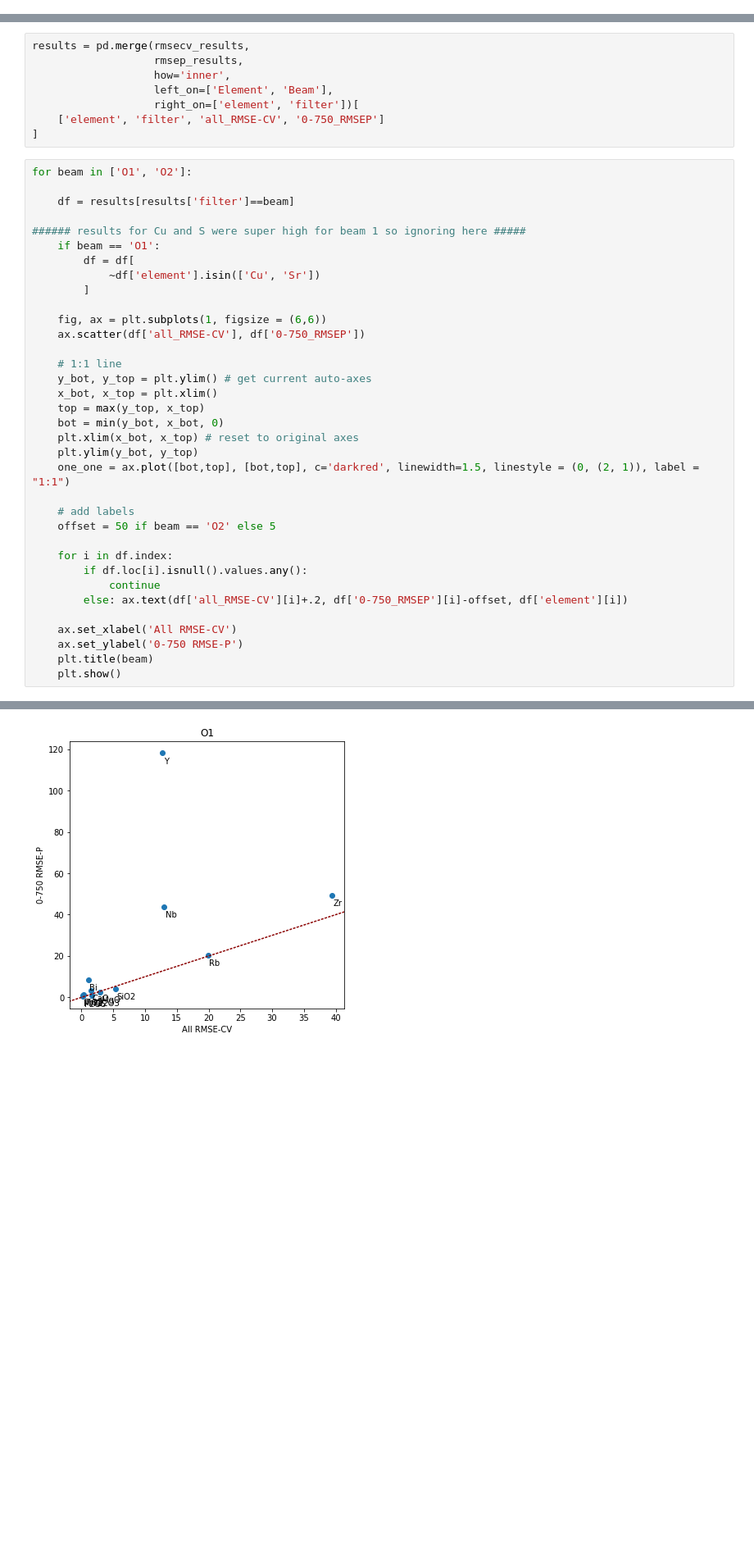
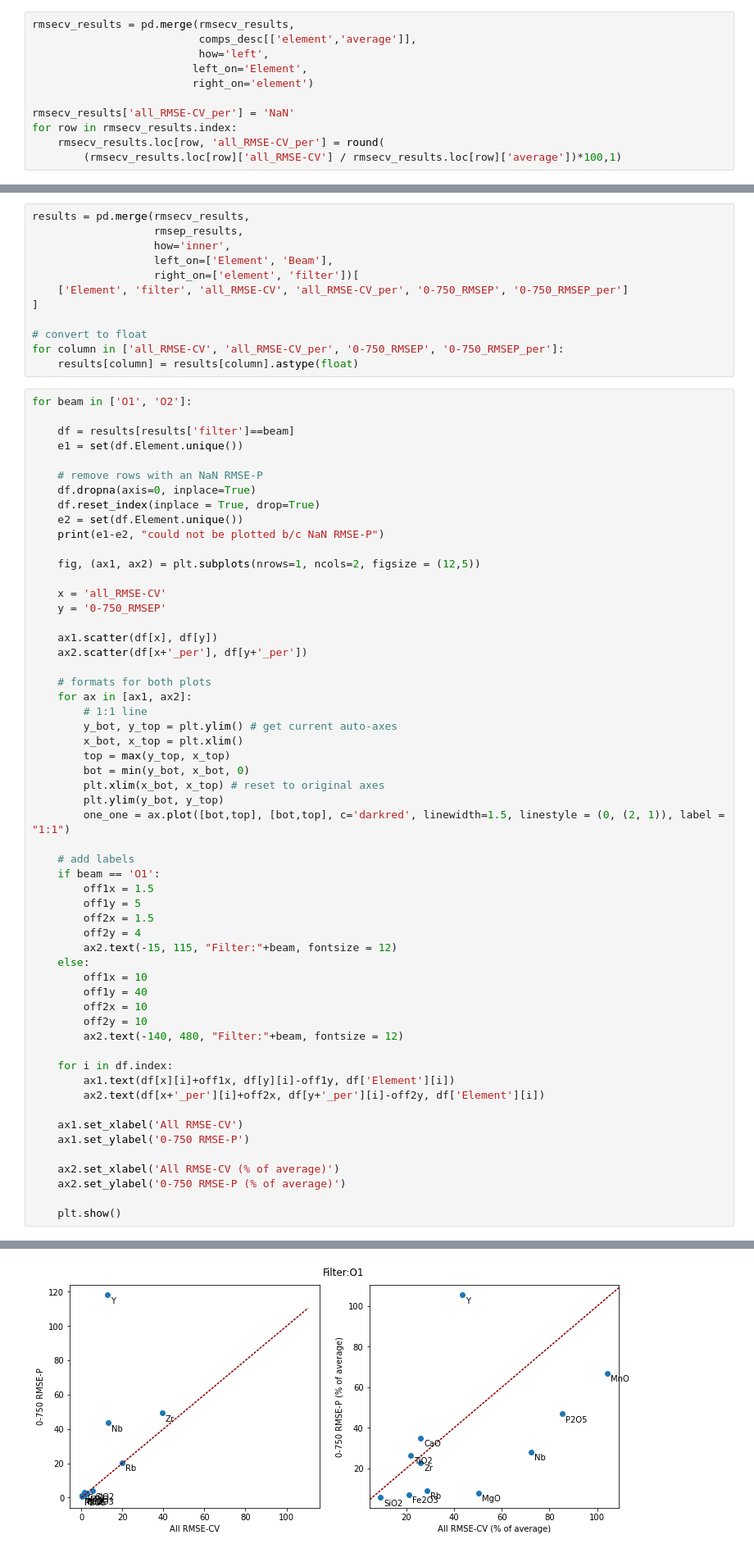
Before and after one commit to ytsmacr/XRF-fundamentals-vs.-MVA, a Jupyter notebook: all vs 0-750.ipynb, the cells around one changed output, grey strips where cells are left out. Shown at 82% size. Drawn from its saved outputs; the diff is of its cells as text; blank space fills up the shorter version.

```diff
--- a/all vs 0-750.ipynb
+++ b/all vs 0-750.ipynb
@@ -22,0 +99,11 @@ rmsep_results.rename(columns={'RMSEP':'0-750_RMSEP'}, inplace=True)
+# %%
+rmsecv_results = pd.merge(rmsecv_results,
+                          comps_desc[['element','average']],
+                          how='left',
+                         left_on='Element',
+                         right_on='element')
+
+rmsecv_results['all_RMSE-CV_per'] = 'NaN'
+for row in rmsecv_results.index:
+    rmsecv_results.loc[row, 'all_RMSE-CV_per'] = round(
+        (rmsecv_results.loc[row]['all_RMSE-CV'] / rmsecv_results.loc[row]['average'])*100,1)
@@ -26,41 +115,66 @@ results = pd.merge(rmsecv_results,
                    how='inner',
                    left_on=['Element', 'Beam'],
                    right_on=['element', 'filter'])[
-    ['element', 'filter', 'all_RMSE-CV', '0-750_RMSEP']
+    ['Element', 'filter', 'all_RMSE-CV', 'all_RMSE-CV_per', '0-750_RMSEP', '0-750_RMSEP_per']
 ]
+
+# convert to float
+for column in ['all_RMSE-CV', 'all_RMSE-CV_per', '0-750_RMSEP', '0-750_RMSEP_per']:
+    results[column] = results[column].astype(float)
 # %%
 for beam in ['O1', 'O2']:
 
     df = results[results['filter']==beam]
+    e1 = set(df.Element.unique())
 
-###### results for Cu and S were super high for beam 1 so ignoring here #####
-    if beam == 'O1':
-        df = df[
-            ~df['element'].isin(['Cu', 'Sr'])
-        ]
+    # remove rows with an NaN RMSE-P
+    df.dropna(axis=0, inplace=True)
+    df.reset_index(inplace = True, drop=True)
+    e2 = set(df.Element.unique())
+    print(e1-e2, "could not be plotted b/c NaN RMSE-P")
 
-    fig, ax = plt.subplots(1, figsize = (6,6))
-    ax.scatter(df['all_RMSE-CV'], df['0-750_RMSEP'])
+    fig, (ax1, ax2) = plt.subplots(nrows=1, ncols=2, figsize = (12,5))
 
-    # 1:1 line
-    y_bot, y_top = plt.ylim() # get current auto-axes
-    x_bot, x_top = plt.xlim()
-    top = max(y_top, x_top)
-    bot = min(y_bot, x_bot, 0)
-    plt.xlim(x_bot, x_top) # reset to original axes
-    plt.ylim(y_bot, y_top)
-    one_one = ax.plot([bot,top], [bot,top], c='darkred', linewidth=1.5, linestyle = (0, (2, 1)), label = "1:1")
+    x = 'all_RMSE-CV'
+    y = '0-750_RMSEP'
+
+    ax1.scatter(df[x], df[y])
+    ax2.scatter(df[x+'_per'], df[y+'_per'])
+
+    # formats for both plots
+    for ax in [ax1, ax2]:
+        # 1:1 line
+        y_bot, y_top = plt.ylim() # get current auto-axes
+        x_bot, x_top = plt.xlim()
+        top = max(y_top, x_top)
+        bot = min(y_bot, x_bot, 0)
+        plt.xlim(x_bot, x_top) # reset to original axes
+        plt.ylim(y_bot, y_top)
+        one_one = ax.plot([bot,top], [bot,top], c='darkred', linewidth=1.5, linestyle = (0, (2, 1)), label = "1:1")
 
     # add labels
-    offset = 50 if beam == 'O2' else 5
+    if beam == 'O1':
+        off1x = 1.5
+        off1y = 5
+        off2x = 1.5
+        off2y = 4
+        ax2.text(-15, 115, "Filter:"+beam, fontsize = 12)
+    else:
+        off1x = 10
+        off1y = 40
+        off2x = 10
+        off2y = 10
+        ax2.text(-140, 480, "Filter:"+beam, fontsize = 12)
 
     for i in df.index:
-        if df.loc[i].isnull().values.any():
-            continue
-        else: ax.text(df['all_RMSE-CV'][i]+.2, df['0-750_RMSEP'][i]-offset, df['element'][i])
+        ax1.text(df[x][i]+off1x, df[y][i]-off1y, df['Element'][i])
+        ax2.text(df[x+'_per'][i]+off2x, df[y+'_per'][i]-off2y, df['Element'][i])
 
-    ax.set_xlabel('All RMSE-CV')
-    ax.set_ylabel('0-750 RMSE-P')
-    plt.title(beam)
+    ax1.set_xlabel('All RMSE-CV')
+    ax1.set_ylabel('0-750 RMSE-P')
+
+    ax2.set_xlabel('All RMSE-CV (% of average)')
+    ax2.set_ylabel('0-750 RMSE-P (% of average)')
+
     plt.show()
 # %% [output]
@@ -67 +182 @@ for beam in ['O1', 'O2']:
-[figure, old version]
+[figure, new version]
```
Also changed, not shown: parts of 9 cells of this notebook, 1 other file.
